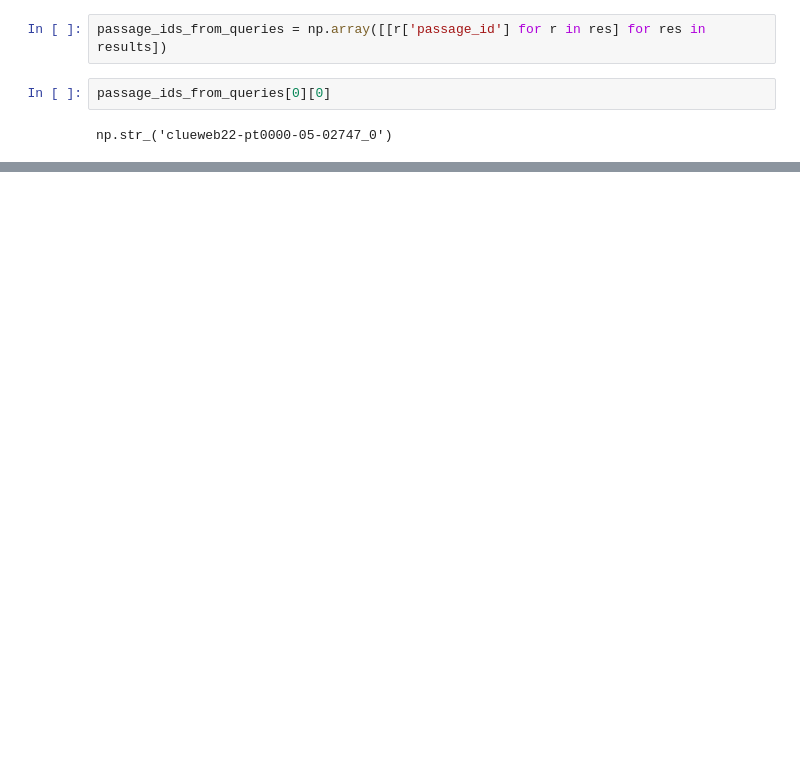
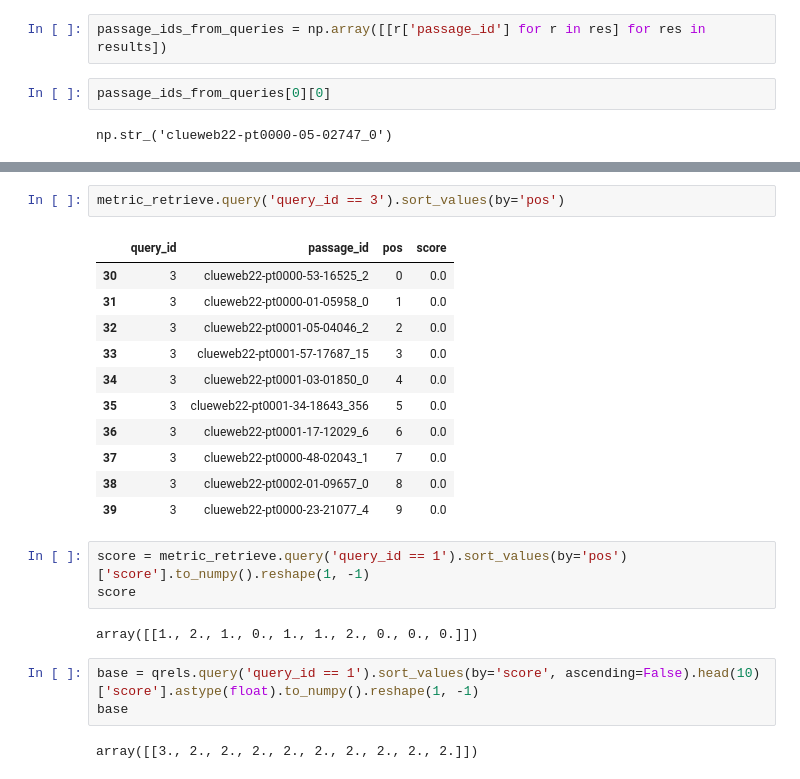
Before and after one commit to gvanerven/bertomelo-ir-experiment, a Jupyter notebook: notebooks/eval_quati_bm25.ipynb, the cells around one changed output, grey strips where cells are left out. Drawn from its saved outputs; the diff is of its cells as text; blank space fills up the shorter version.

```diff
--- a/notebooks/eval_quati_bm25.ipynb
+++ b/notebooks/eval_quati_bm25.ipynb
@@ -76,0 +134,24 @@ qrels.query(f'query_id == {0+1}').sort_values('score', ascending=False).head(10)
+# %%
+metric_retrieve.query('query_id == 3').sort_values(by='pos')
+# %% [output]
+|  | query_id | passage_id | pos | score |
+| 30 | 3 | clueweb22-pt0000-53-16525_2 | 0 | 0.0 |
+| 31 | 3 | clueweb22-pt0000-01-05958_0 | 1 | 0.0 |
+| 32 | 3 | clueweb22-pt0001-05-04046_2 | 2 | 0.0 |
+| 33 | 3 | clueweb22-pt0001-57-17687_15 | 3 | 0.0 |
+| 34 | 3 | clueweb22-pt0001-03-01850_0 | 4 | 0.0 |
+| 35 | 3 | clueweb22-pt0001-34-18643_356 | 5 | 0.0 |
+| 36 | 3 | clueweb22-pt0001-17-12029_6 | 6 | 0.0 |
+| 37 | 3 | clueweb22-pt0000-48-02043_1 | 7 | 0.0 |
+| 38 | 3 | clueweb22-pt0002-01-09657_0 | 8 | 0.0 |
+| 39 | 3 | clueweb22-pt0000-23-21077_4 | 9 | 0.0 |
+# %%
+score = metric_retrieve.query('query_id == 1').sort_values(by='pos')['score'].to_numpy().reshape(1, -1)
+score
+# %% [output]
+array([[1., 2., 1., 0., 1., 1., 2., 0., 0., 0.]])
+# %%
+base = qrels.query('query_id == 1').sort_values(by='score', ascending=False).head(10)['score'].astype(float).to_numpy().reshape(1, -1)
+base
+# %% [output]
+array([[3., 2., 2., 2., 2., 2., 2., 2., 2., 2.]])
```
Also changed, not shown: parts of 16 cells of this notebook, 1 other file.
